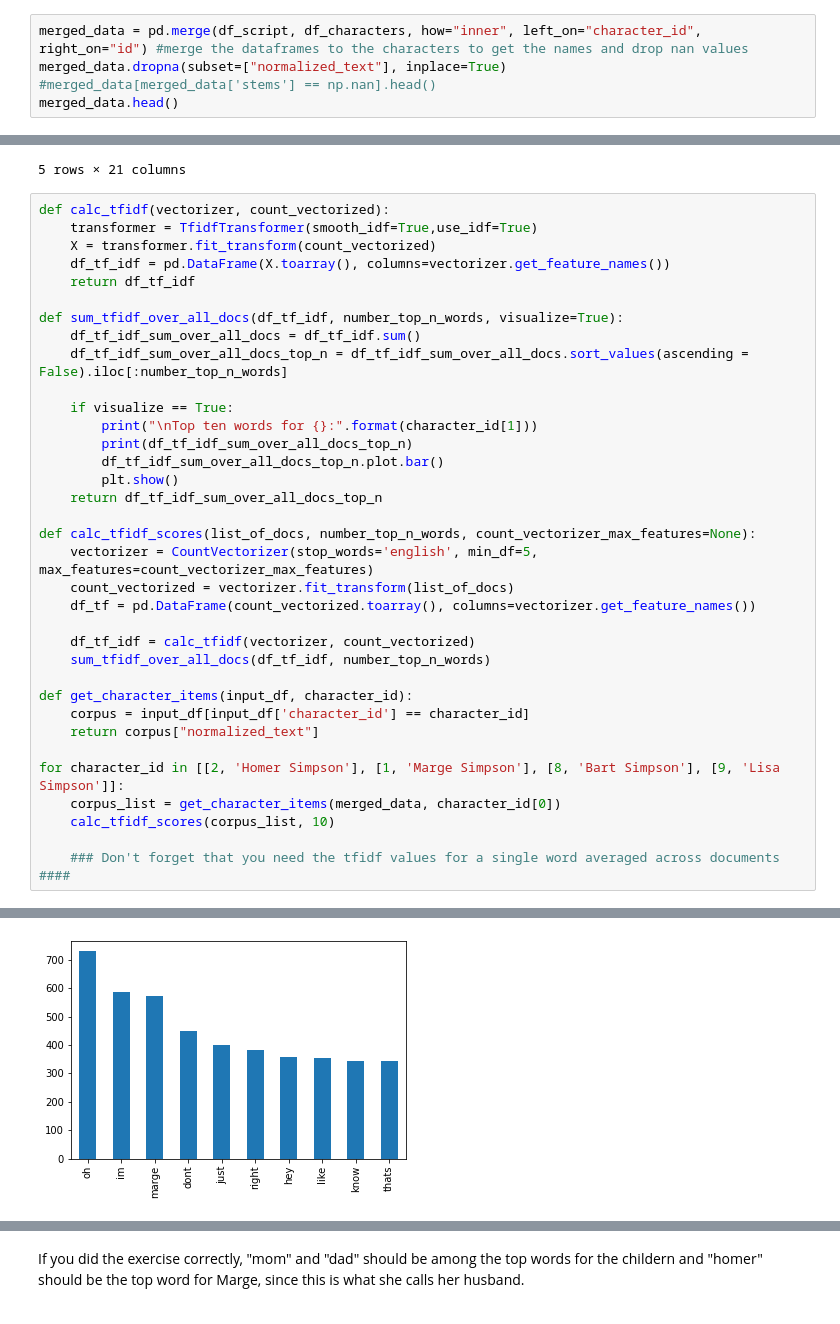
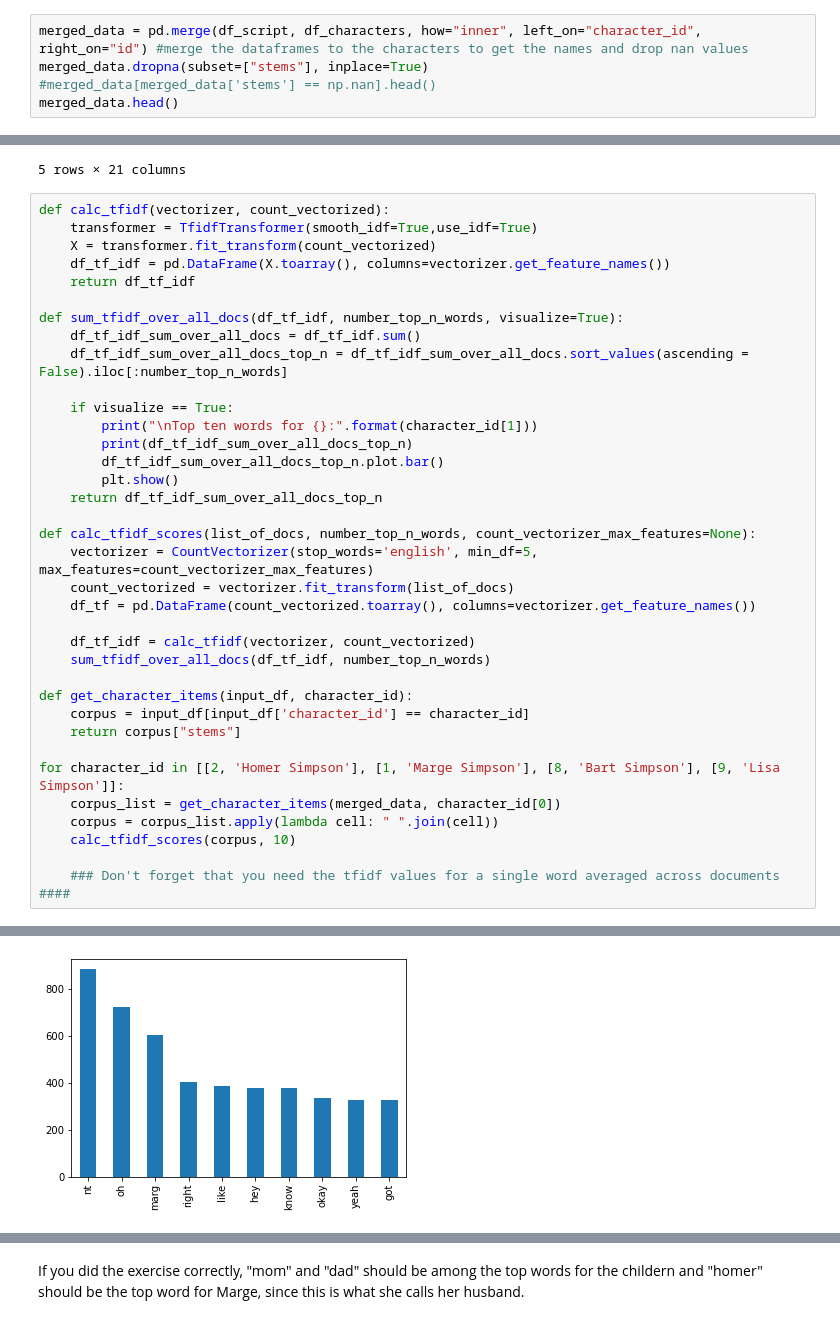
Before and after one commit to fidsusj/HateSpeechDetection, a Jupyter notebook: assignments/2/ITA_assignment_2.ipynb, the cells around one changed output, grey strips where cells are left out. Drawn from its saved outputs; the diff is of its cells as text.

```diff
--- a/assignments/2/ITA_assignment_2.ipynb
+++ b/assignments/2/ITA_assignment_2.ipynb
@@ -476,7 +475,7 @@ df_script.head()
 | 4 | 9553 | 32 | 213 | Edna Krabappel-Flanders: The poll... | 864000 | True | 40 | 3 | ... |
 # %%
 merged_data = pd.merge(df_script, df_characters, how="inner", left_on="character_id", right_on="id") #merge the dataframes to the characters to get the names and drop nan values
-merged_data.dropna(subset=["normalized_text"], inplace=True)
+merged_data.dropna(subset=["stems"], inplace=True)
 #merged_data[merged_data['stems'] == np.nan].head()
 merged_data.head()
 # %% [output]
@@ -515,11 +514,12 @@ def calc_tfidf_scores(list_of_docs, number_top_n_words, count_vectorizer_max_fea
 
 def get_character_items(input_df, character_id):
     corpus = input_df[input_df['character_id'] == character_id]
-    return corpus["normalized_text"]
+    return corpus["stems"]
 
 for character_id in [[2, 'Homer Simpson'], [1, 'Marge Simpson'], [8, 'Bart Simpson'], [9, 'Lisa Simpson']]:
     corpus_list = get_character_items(merged_data, character_id[0])
-    calc_tfidf_scores(corpus_list, 10)
+    corpus = corpus_list.apply(lambda cell: " ".join(cell))
+    calc_tfidf_scores(corpus, 10)
 
     ### Don't forget that you need the tfidf values for a single word averaged across documents ####
 # %% [output]
@@ -537,3 +537,3 @@ thats    342.489921
 dtype: float64
-[figure, old version]
+[figure, new version]
 Top ten words for Marge Simpson:
```
Also changed, not shown: parts of 15 cells of this notebook.
